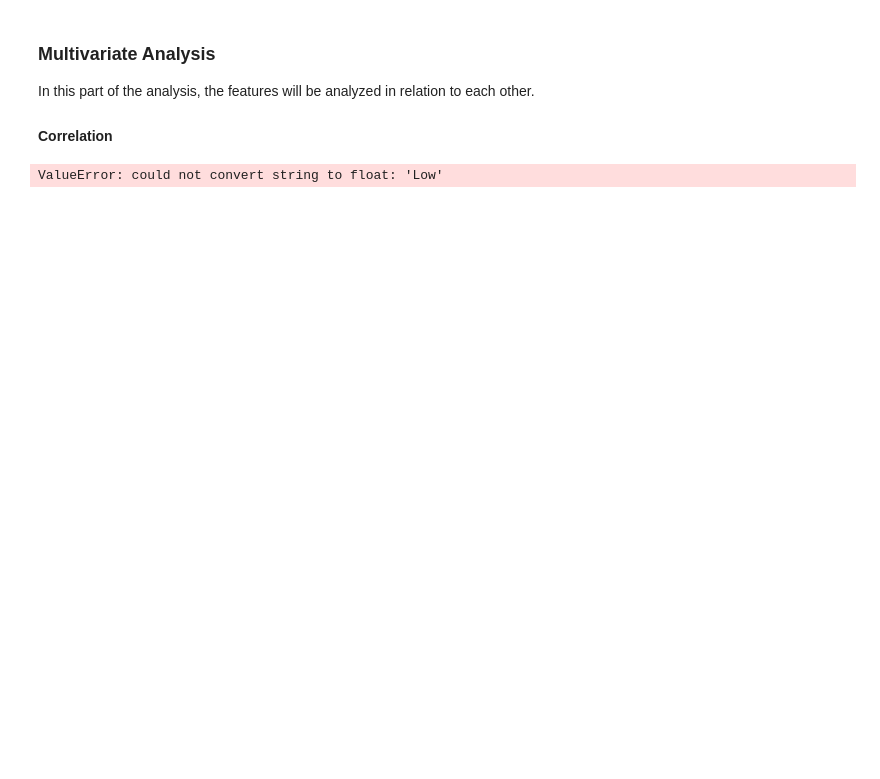
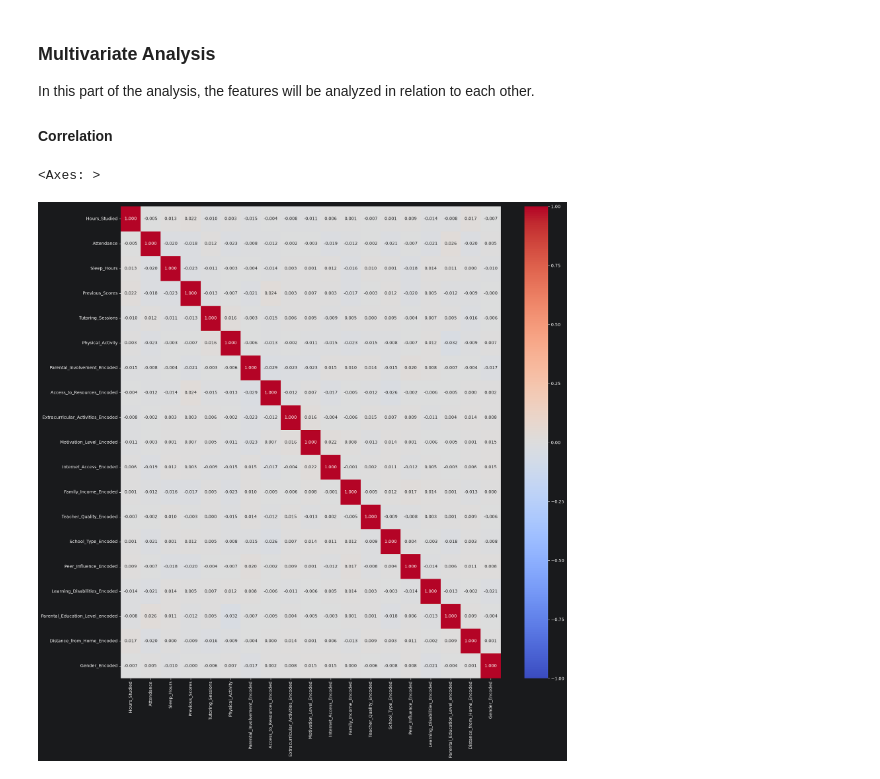
Before and after one commit to Wilbnil/Prakmas-2026, a Jupyter notebook: Oblig 1/Training and Evaluating Baseline Models.ipynb, the cells around one changed output. Drawn from its saved outputs; the diff is of its cells as text; code cells hidden in the pictures; blank space fills up the shorter version.

Commit message:
On branch multivariate_analysis_part1: Added new correlation heatmap. Added numerical only version of dataset.

```diff
--- a/Oblig 1/Training and Evaluating Baseline Models.ipynb
+++ b/Oblig 1/Training and Evaluating Baseline Models.ipynb
@@ -439,13 +441,18 @@ array([[<Axes: title={'center': 'Previous_Scores'}>,
 ### Multivariate Analysis
 In this part of the analysis, the features will be analyzed in relation to each other.
 #### Correlation
-# %%
-# correlation gradiant diagram.
-
-correlation = student_dataset.drop('Exam_Score', axis=1).corr()
-
-plt.figure(figsize=(20, 20))
-sb.heatmap(correlation, cmap='coolwarm', annot=True, fmt='.3f', vmin=-1, vmax=1)
-# Scatterplot.
-# %% [output]
-ValueError: could not convert string to float: 'Low'
+# %%
+# Correlation gradient map.
+
+# Create a subset of the numerical dataset which only includes the features,
+student_numerical_features = student_numerical_dataset.drop('Exam_Score', axis=1)
+
+# Computes the pairwise correlation between each feature.
+correlation = student_dataset.drop('Exam_Score', axis=1).corr(numeric_only=True)
+
+# Shows the correlation between the features in a heatmap.
+plt.figure(figsize=(20, 20))
+sns.heatmap(correlation, cmap='coolwarm', annot=True, fmt='.3f', vmin=-1, vmax=1)
+# %% [output]
+<Axes: >
+[figure, added]
```
Also changed, not shown: parts of 8 cells of this notebook.
